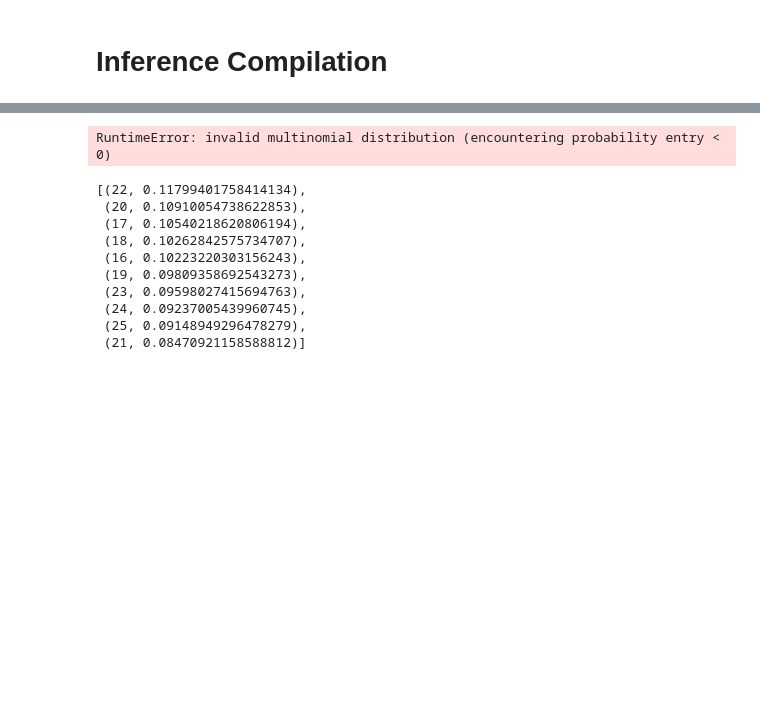
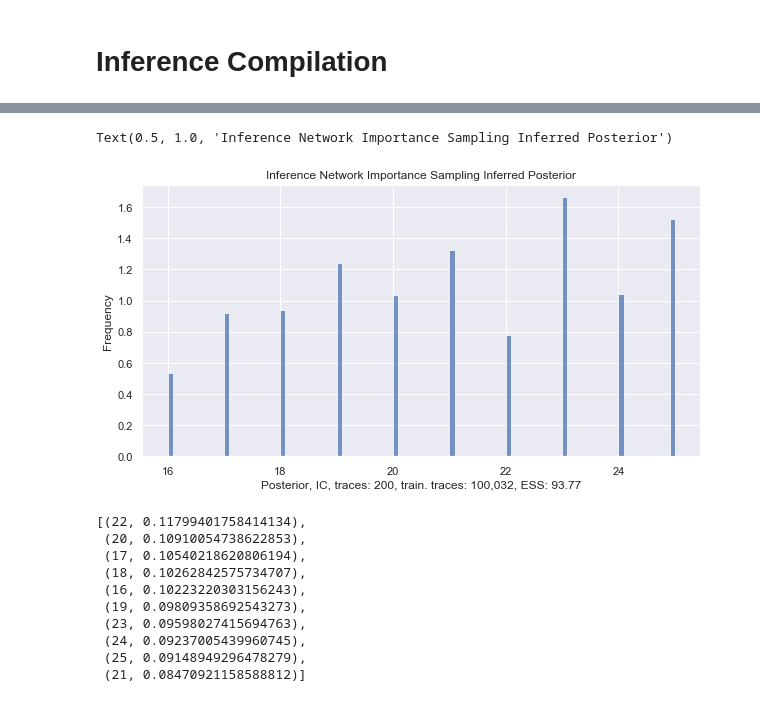
Before and after one commit to ivanjut/inference-compilation-project, a Jupyter notebook: blackjack/blackjack_simple_generative_model.ipynb, the cells around one changed output, grey strips where cells are left out. Saved outputs shown, nothing was run; the diff lists cells and outputs as text; code cells hidden in the pictures; blank space fills up the shorter version.

```diff
--- a/blackjack/blackjack_simple_generative_model.ipynb
+++ b/blackjack/blackjack_simple_generative_model.ipynb
@@ -286,5 +520,5 @@ Stop condition reached. num_traces: 1000
 # %%
-posterior_nn = model_nn.posterior_results(num_traces=1000, # the number of samples estimating the posterior
+posterior_nn = model.posterior_results(num_traces=200, # the number of samples estimating the posterior
                     inference_engine=pyprob.InferenceEngine.IMPORTANCE_SAMPLING_WITH_INFERENCE_NETWORK, # specify which inference engine to use
                     observe=observations) # assign values to the observed values
 posterior_nn.plot_histogram(show=False, bins=99, alpha=0.75, label='inferred posterior')
@@ -296,4 +529,5 @@ Warning: using prior as proposal for address: 16__forward__draw_card__?__Categor
-RuntimeError: invalid multinomial distribution (encountering probability entry < 0)
+Text(0.5, 1.0, 'Inference Network Importance Sampling Inferred Posterior')
+[figure, added]
 # %%
 combined = posterior_2000.combine_duplicates()
 hypothesis = [(combined[i], np.exp(combined._get_log_weight(i).item())) for i in range(combined._length) if np.exp(combined._get_log_weight(i).item()) > 0.00001]
```
Also changed, not shown: parts of 33 cells of this notebook.
